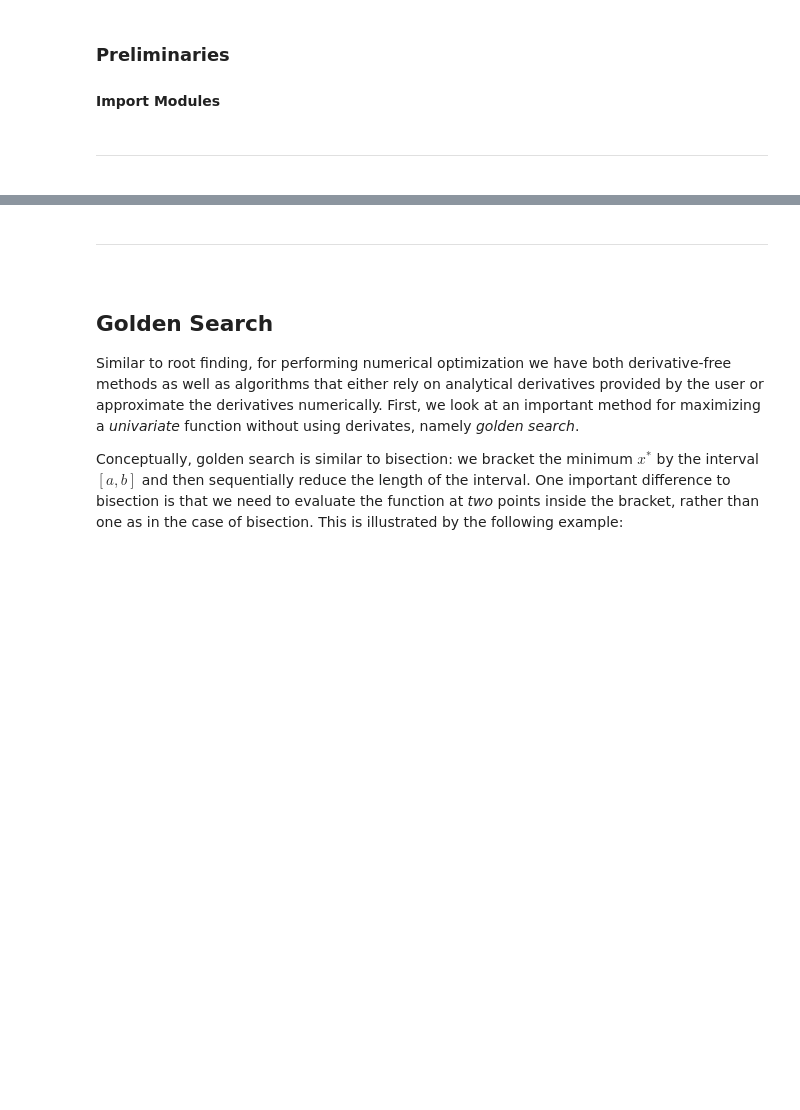
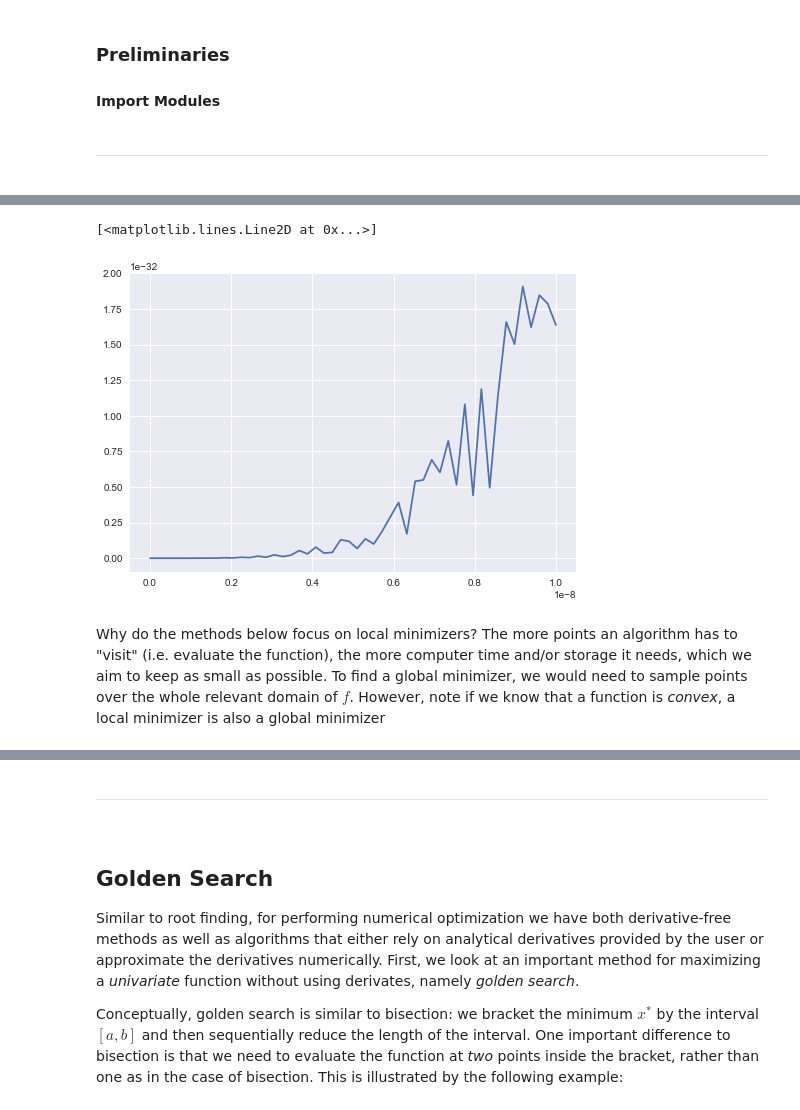
Before and after one commit to Moony2D/CME-LMU, a Jupyter notebook: Lecture5_Optimization/Lecture5_Optimization.ipynb, the cells around one changed output, grey strips where cells are left out. Saved outputs shown, nothing was run; the diff lists cells and outputs as text; code cells hidden in the pictures; blank space fills up the shorter version.

```diff
--- a/Lecture5_Optimization/Lecture5_Optimization.ipynb
+++ b/Lecture5_Optimization/Lecture5_Optimization.ipynb
@@ -31,0 +54,9 @@ from importlib import reload
+# %%
+f = lambda x: np.cos(x**(-1)) * x**4  + 2 * x**4
+x = np.linspace(1e-12, 1e-8, 50)
+plt.plot(x, f(x))
+# %% [output]
+[<matplotlib.lines.Line2D at 0x...>]
+[figure, added]
+# %% [markdown]
+Why do the methods below focus on local minimizers? The more points an algorithm has to "visit" (i.e. evaluate the function), the more computer time and/or storage it needs, which we aim to keep as small as possible. To find a global minimizer, we would need to sample points over the whole relevant domain of $f$. However, note if we know that a function is *convex*, a local minimizer is also a global minimizer
```
Also changed, not shown: parts of 8 cells of this notebook.
